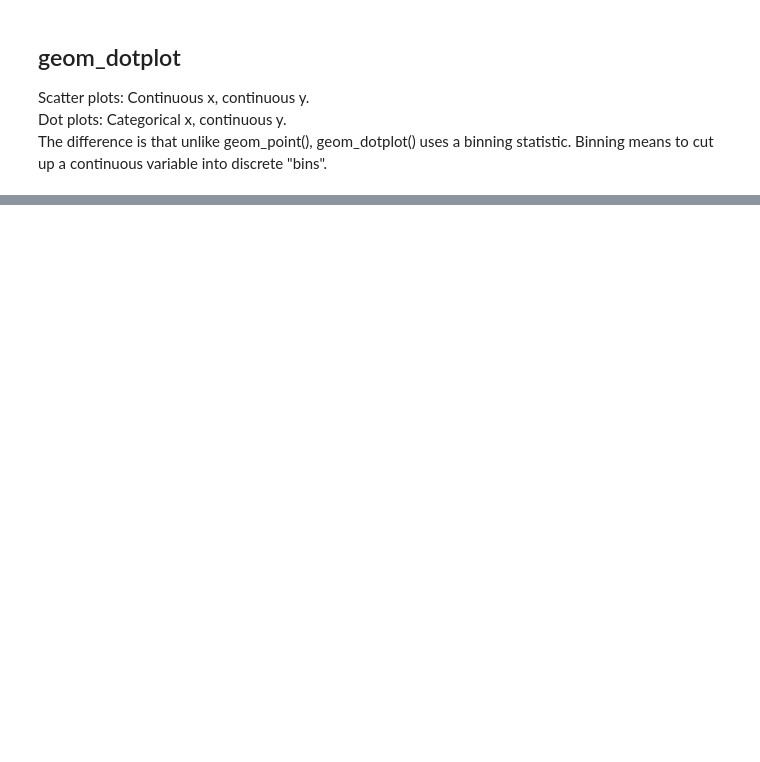
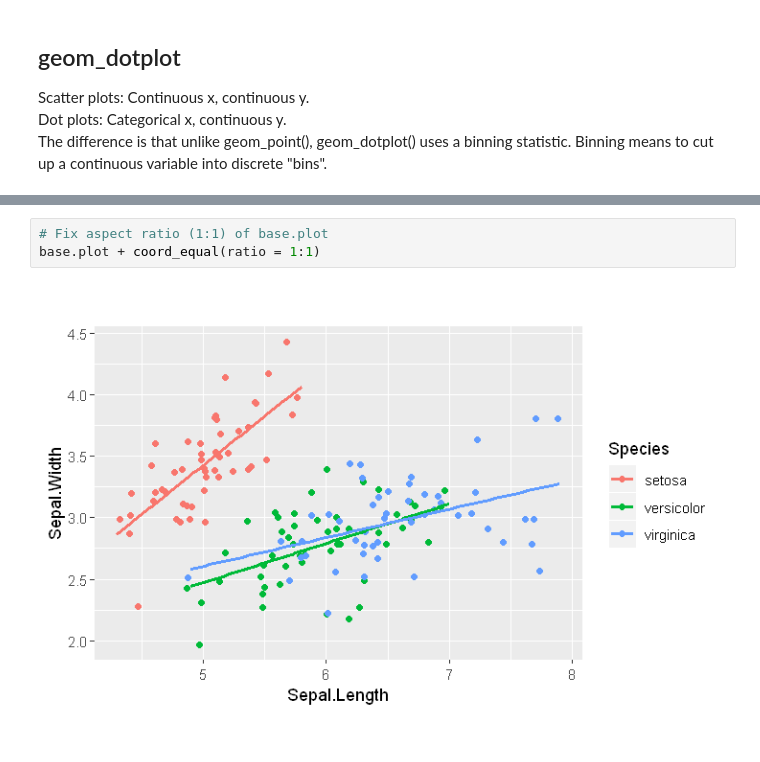
Before and after one commit to KarinRoe/R_datacamp, a Jupyter notebook: Data_visiualisation_with_ggplot2.ipynb, the cells around one changed output, grey strips where cells are left out. Drawn from its saved outputs; the diff is of its cells as text; blank space fills up the shorter version.

```diff
--- a/Data_visiualisation_with_ggplot2.ipynb
+++ b/Data_visiualisation_with_ggplot2.ipynb
@@ -300,0 +353,5 @@ qplot(
+# %%
+# Fix aspect ratio (1:1) of base.plot
+base.plot + coord_equal(ratio = 1:1)
+# %% [output]
+[figure, added]
```
Also changed, not shown: parts of 106 cells of this notebook.
